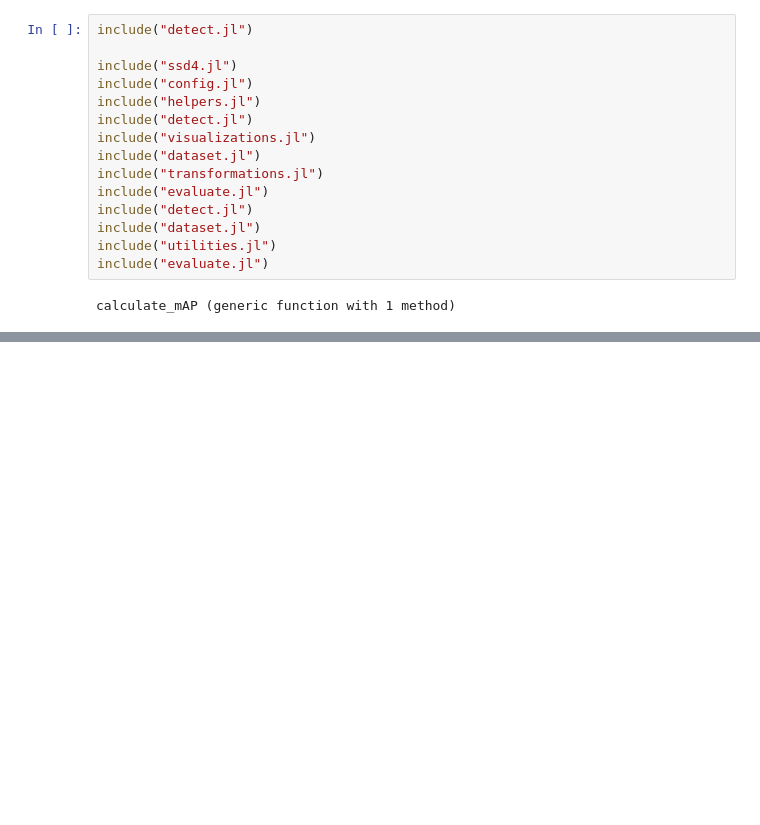
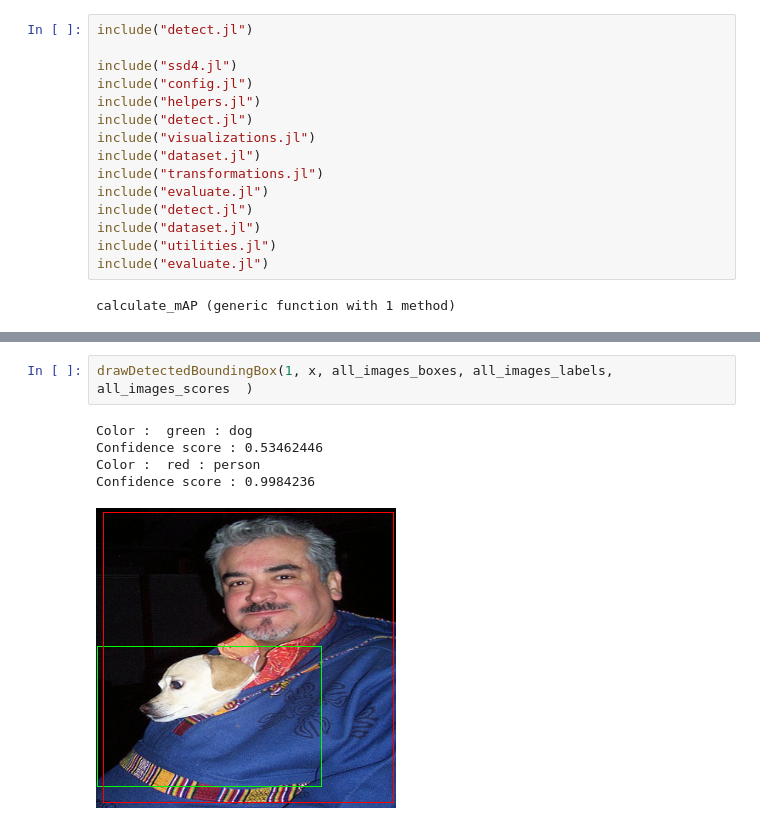
Before and after one commit to caghankoksal/COMP541-TermProject, a Jupyter notebook: demo.ipynb, the cells around one changed output, grey strips where cells are left out. Cells and saved outputs as stored; diff of their text form; blank space fills up the shorter version.

```diff
--- a/demo.ipynb
+++ b/demo.ipynb
@@ -49,0 +109,8 @@ a
+# %%
+drawDetectedBoundingBox(1, x, all_images_boxes, all_images_labels, all_images_scores  )
+# %% [output]
+Color :  green : dog
+Confidence score : 0.53462446
+Color :  red : person
+Confidence score : 0.9984236
+[figure, added]
```
Also changed, not shown: parts of 13 cells of this notebook, 10 other files.
